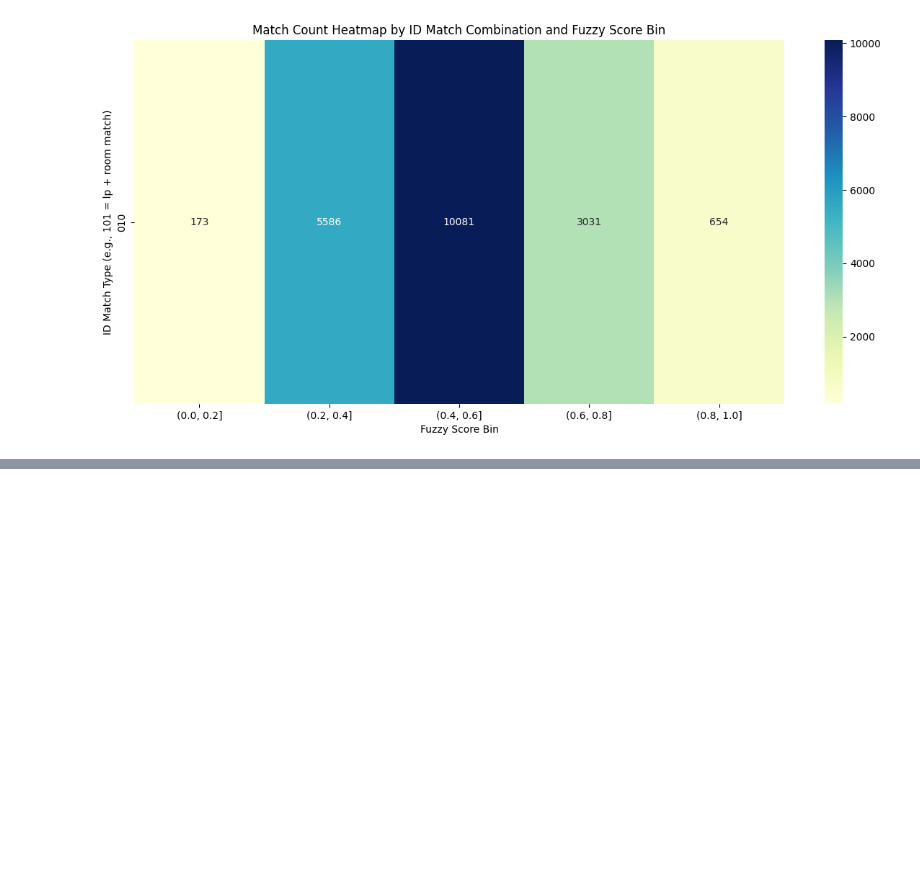
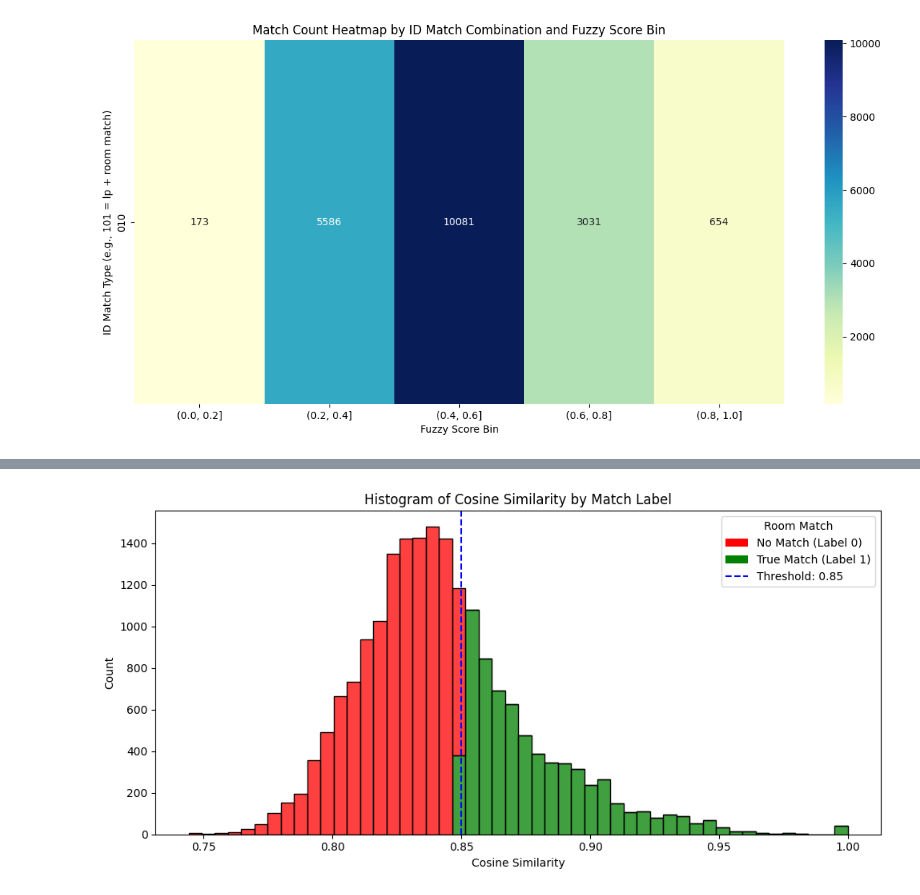
Before and after one commit to rytakahas/Room_Match, a Jupyter notebook: notebook/room_match_dev.ipynb, the cells around one changed output, grey strips where cells are left out. Saved outputs shown, nothing was run; the diff lists cells and outputs as text; code cells hidden in the pictures; blank space fills up the shorter version.

```diff
--- a/notebook/room_match_dev.ipynb
+++ b/notebook/room_match_dev.ipynb
@@ -901,0 +844,41 @@ Name: count, dtype: int64
+# %%
+import matplotlib.pyplot as plt
+import seaborn as sns
+from matplotlib.patches import Patch
+from matplotlib.lines import Line2D
+
+# Rename your dataframe to match_df if not already
+# Assuming match_df contains: 'cosine_sim' and 'label'
+
+# Plot histogram of cosine similarity by match label
+plt.figure(figsize=(10, 5))
+sns.histplot(
+    data=match_df,
+    x='cosine_sim',
+    hue='label',
+    bins=50,
+    multiple='stack',
+    palette={0: 'red', 1: 'green'},
+    stat='count'
+)
+
+# Add cosine similarity threshold line (0.85)
+plt.axvline(0.85, color='blue', linestyle='--', label='Threshold: 0.85')
+
+# Plot customization
+plt.title("Histogram of Cosine Similarity by Match Label")
+plt.xlabel("Cosine Similarity")
+plt.ylabel("Count")
+
+# Custom legend
+legend_elements = [
+    Patch(facecolor='red', label='No Match (Label 0)'),
+    Patch(facecolor='green', label='True Match (Label 1)'),
+    Line2D([0], [0], color='blue', linestyle='--', label='Threshold: 0.85')
+]
+plt.legend(handles=legend_elements, title="Room Match")
+
+plt.tight_layout()
+plt.show()
+# %% [output]
+[figure, added]
```
Also changed, not shown: parts of 39 cells of this notebook.
